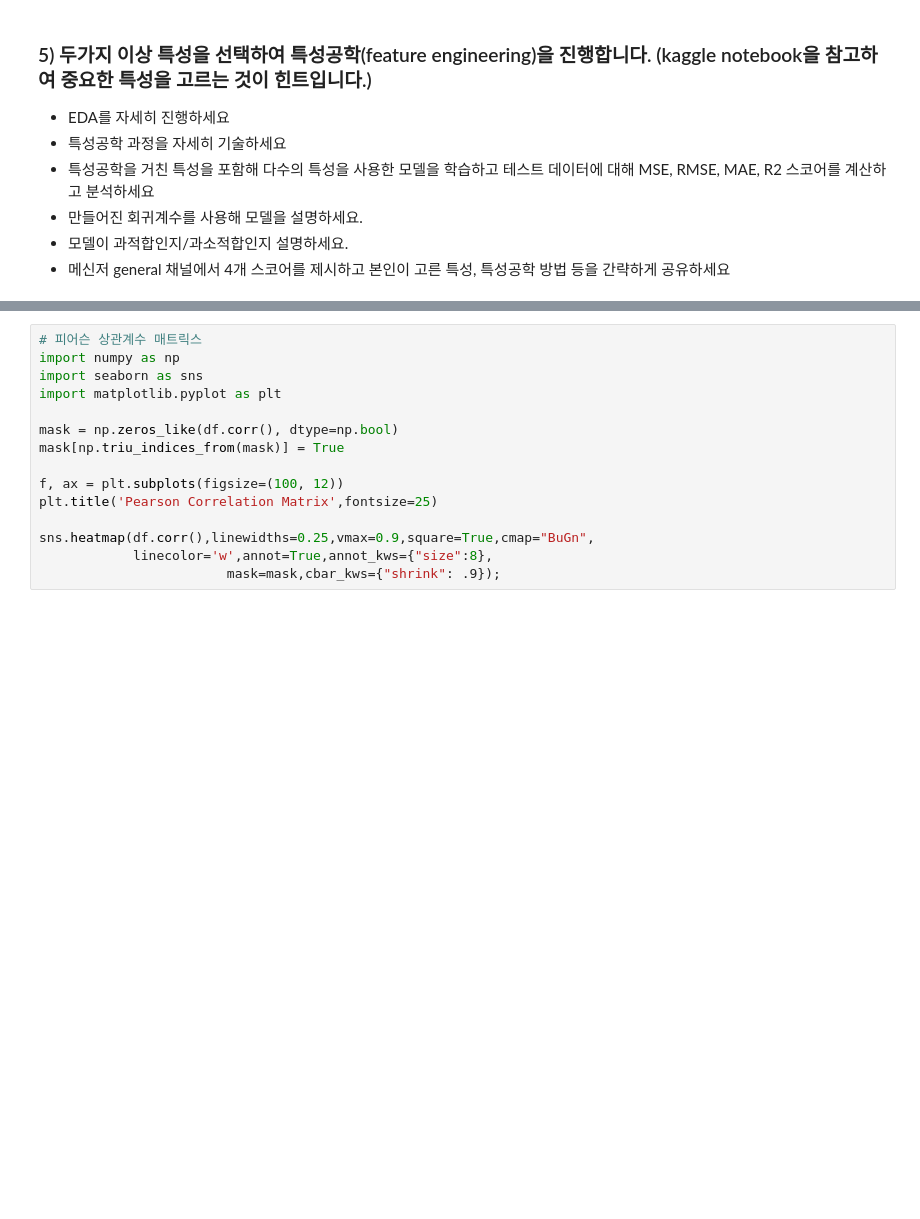
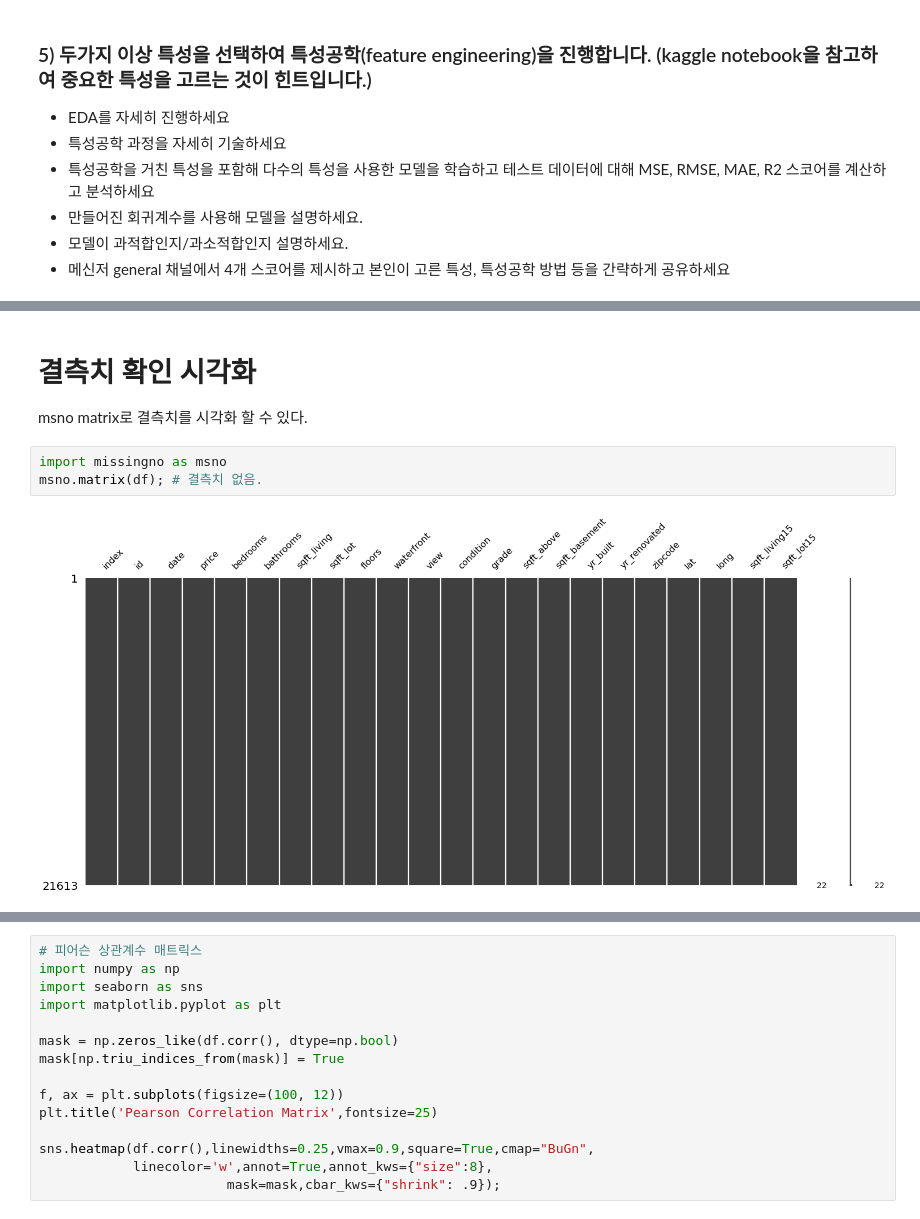
Before and after one commit to KyungRyeolBaek/study, a Jupyter notebook: n212-multiple-regression/n212a-multiple-regression.ipynb, the cells around one changed output, grey strips where cells are left out. Saved outputs shown, nothing was run; the diff lists cells and outputs as text; blank space fills up the shorter version.

```diff
--- a/n212-multiple-regression/n212a-multiple-regression.ipynb
+++ b/n212-multiple-regression/n212a-multiple-regression.ipynb
@@ -368,0 +285,8 @@ memory usage: 3.6 MB
+# %% [markdown]
+# 결측치 확인 시각화
+msno matrix로 결측치를 시각화 할 수 있다.
+# %%
+import missingno as msno
+msno.matrix(df); # 결측치 없음.
+# %% [output]
+[figure, added]
```
Also changed, not shown: parts of 41 cells of this notebook.
